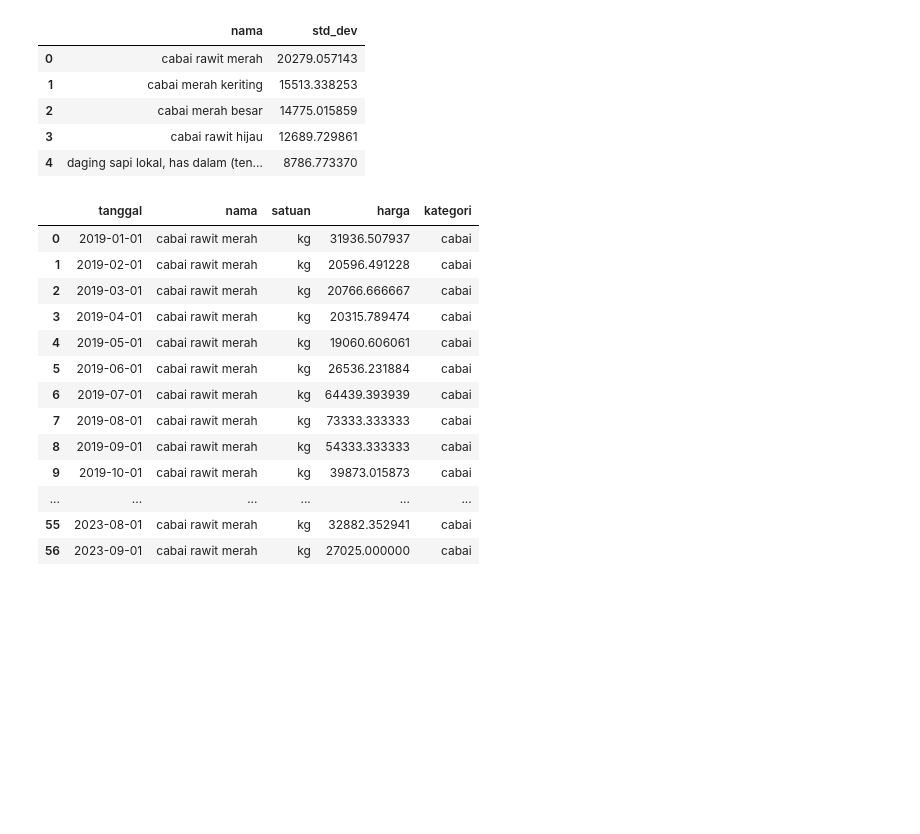
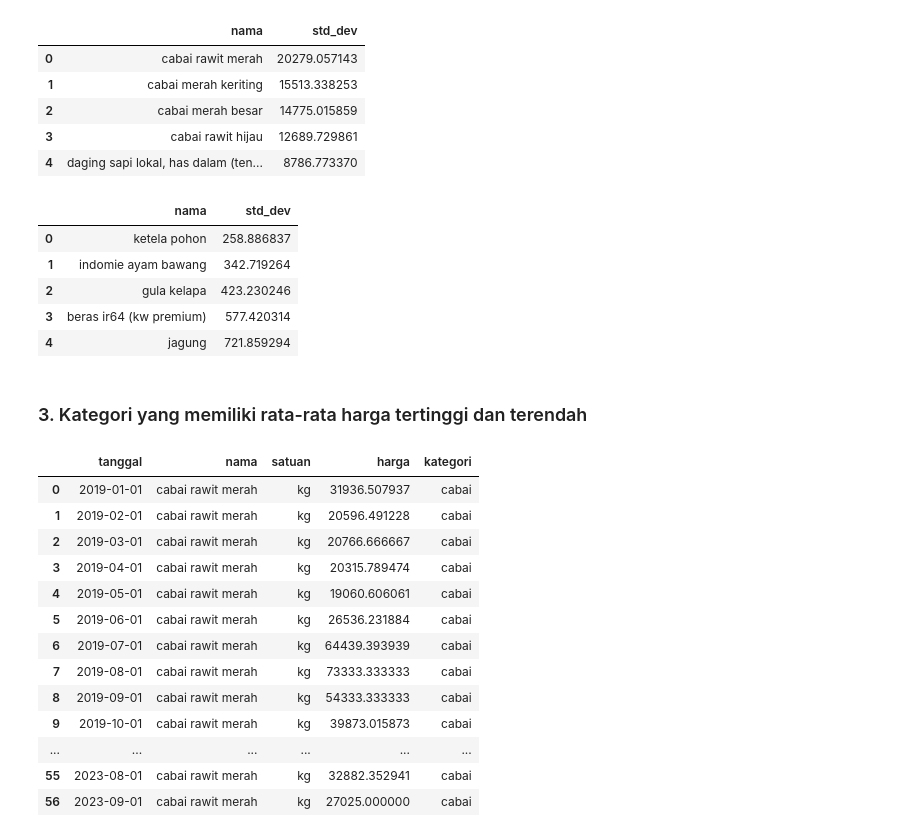
Before and after one commit to chiquitosaf/analisis-harga-bahan-banyumas, a Jupyter notebook: bahan_pokok_bulanan.ipynb, the cells around one changed output. Saved outputs shown, nothing was run; the diff lists cells and outputs as text; code cells hidden in the pictures; blank space fills up the shorter version.

```diff
--- a/bahan_pokok_bulanan.ipynb
+++ b/bahan_pokok_bulanan.ipynb
@@ -549,8 +553,8 @@ fig.show()
 # %%
 std_prices = df.groupby('nama')['harga'].std().reset_index()
 std_prices.columns = ['nama', 'std_dev']
-std_prices.sort_values(by = 'std_dev',ascending=False, inplace=True, ignore_index=True)
-std_prices[:5]
+std_prices_high = std_prices.sort_values(by = 'std_dev',ascending=False,  ignore_index=True)
+std_prices_high[:5]
 # %% [output]
 |  | nama | std_dev |
 | 0 | cabai rawit merah | 20279.057143 |
@@ -570,3 +565,15 @@ fig.show()
+# %%
+std_prices_low = std_prices.sort_values(by = 'std_dev',ascending=True,  ignore_index=True)
+std_prices_low[:5]
+# %% [output]
+|  | nama | std_dev |
+| 0 | ketela pohon | 258.886837 |
+| 1 | indomie ayam bawang | 342.719264 |
+| 2 | gula kelapa | 423.230246 |
+| 3 | beras ir64 (kw premium) | 577.420314 |
+| 4 | jagung | 721.859294 |
+# %% [markdown]
+### 3. Kategori yang memiliki rata-rata harga tertinggi dan terendah
 # %%
 cabai_rawit_merah_df = df[df['nama'] == 'cabai rawit merah']
 cabai_rawit_merah_df.ignore_index(inplace=True)
```
Also changed, not shown: parts of 3 cells of this notebook.
